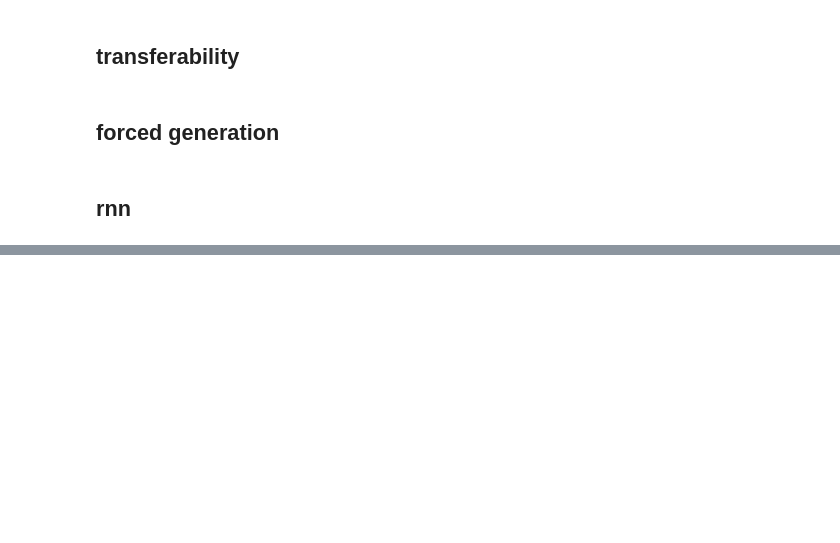
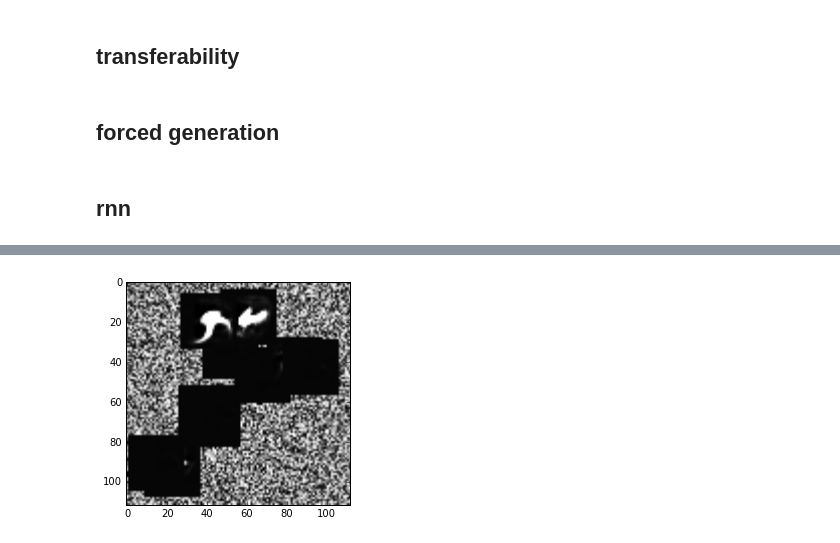
Before and after one commit to mehdidc/feature_generation, a Jupyter notebook: ipynb/generatesimple.ipynb, the cells around one changed output, grey strips where cells are left out. Cells and saved outputs as stored; diff of their text form; code cells hidden in the pictures; blank space fills up the shorter version.

```diff
--- a/ipynb/generatesimple.ipynb
+++ b/ipynb/generatesimple.ipynb
@@ -531,0 +577,5 @@ Xrec = capsule.reconstruct(data.)
+# %%
+plt.imshow(img[0, 0], cmap='gray')
+plt.show()
+# %% [output]
+[figure, added]
```
Also changed, not shown: parts of 12 cells of this notebook, 5 other files.
